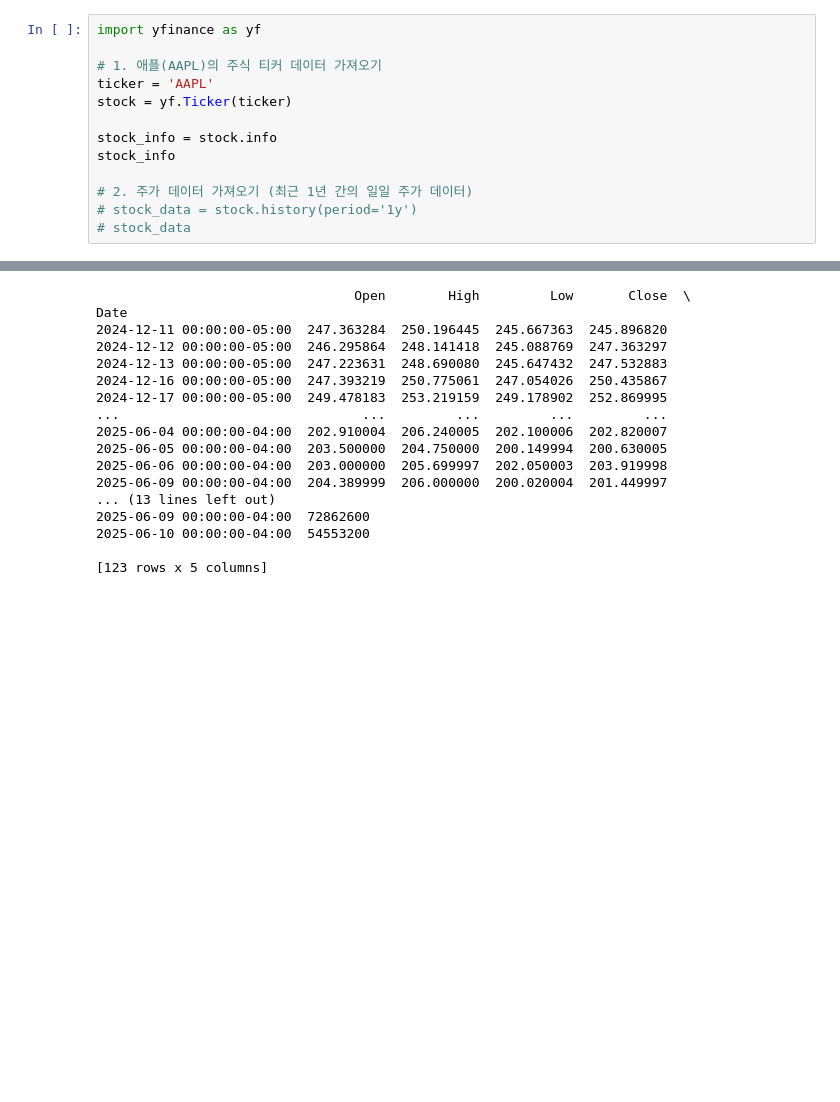
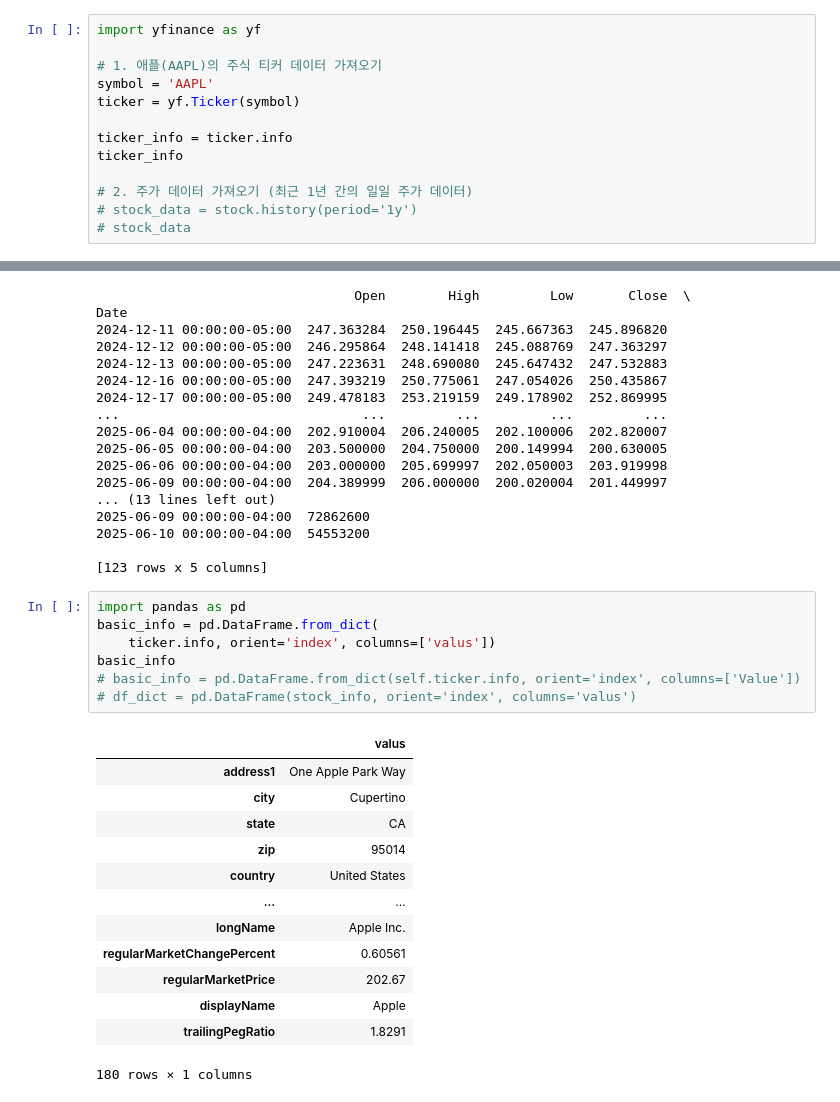
Before and after one commit to yysohn/langchain_pjt, a Jupyter notebook: prepare/prepare/02.데이터수집.ipynb, the cells around one changed output, grey strips where cells are left out. Cells and saved outputs as stored; diff of their text form; blank space fills up the shorter version.

```diff
--- a/prepare/prepare/02.데이터수집.ipynb
+++ b/prepare/prepare/02.데이터수집.ipynb
@@ -4,11 +4,11 @@
 import yfinance as yf
 
 # 1. 애플(AAPL)의 주식 티커 데이터 가져오기
-ticker = 'AAPL'
-stock = yf.Ticker(ticker)
+symbol = 'AAPL'
+ticker = yf.Ticker(symbol)
 
-stock_info = stock.info
-stock_info
+ticker_info = ticker.info
+ticker_info
 
 # 2. 주가 데이터 가져오기 (최근 1년 간의 일일 주가 데이터)
 # stock_data = stock.history(period='1y')
@@ -176,3 +210,24 @@ Date
 2025-06-10 00:00:00-04:00  54553200
 
 [123 rows x 5 columns]
+# %%
+import pandas as pd
+basic_info = pd.DataFrame.from_dict(
+    ticker.info, orient='index', columns=['valus'])
+basic_info
+# basic_info = pd.DataFrame.from_dict(self.ticker.info, orient='index', columns=['Value'])
+# df_dict = pd.DataFrame(stock_info, orient='index', columns='valus')
+# %% [output]
+|  | valus |
+| address1 | One Apple Park Way |
+| city | Cupertino |
+| state | CA |
+| zip | 95014 |
+| country | United States |
+| ... | ... |
+| longName | Apple Inc. |
+| regularMarketChangePercent | 0.60561 |
+| regularMarketPrice | 202.67 |
+| displayName | Apple |
+| trailingPegRatio | 1.8291 |
+180 rows × 1 columns
```
Also changed, not shown: parts of 9 cells of this notebook, 4 other files.
